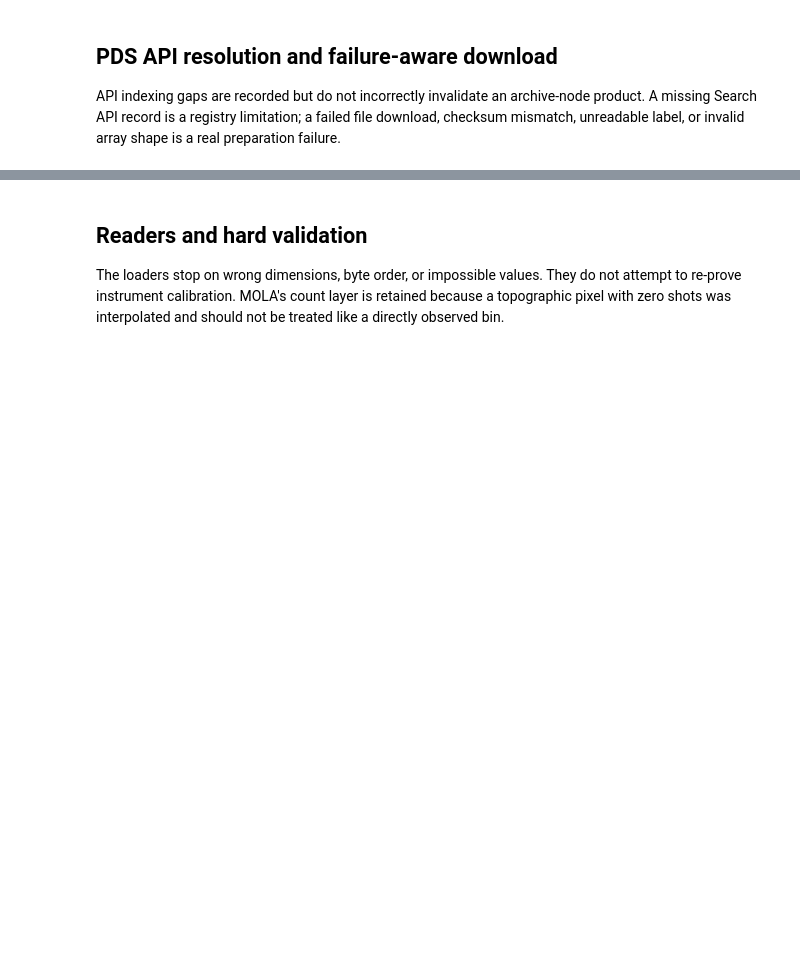
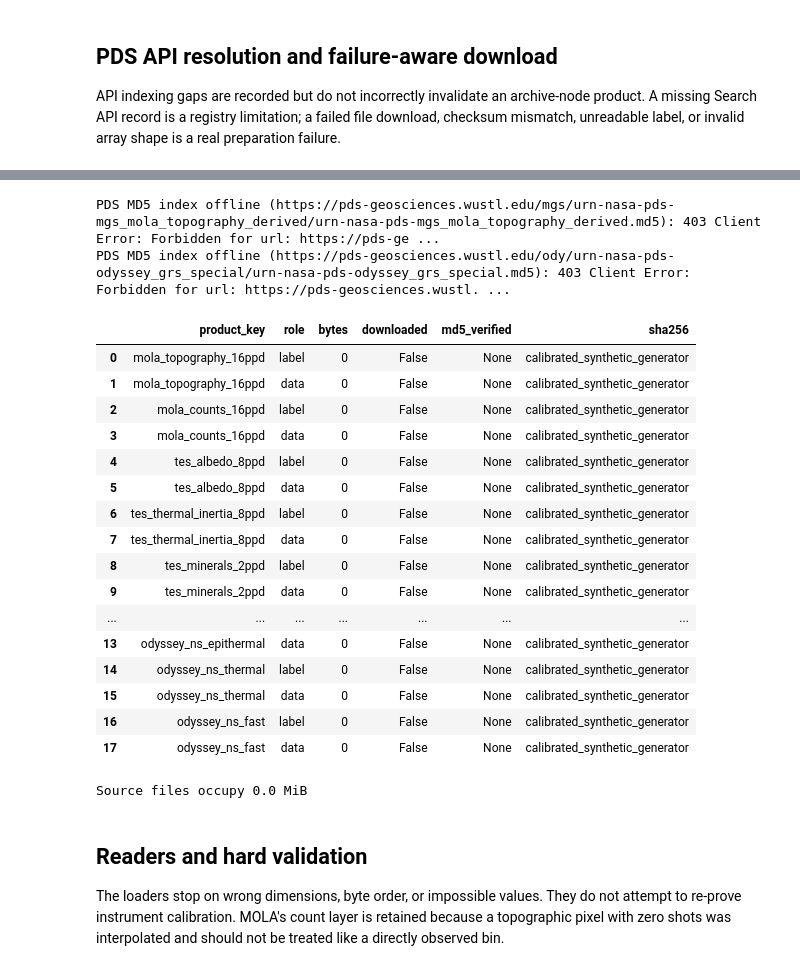
Before and after one commit to mehddii/nasa-hackathon-xyzGang, a Jupyter notebook: notebooks/01_mars_data_preparation.ipynb, the cells around one changed output, grey strips where cells are left out. Saved outputs shown, nothing was run; the diff lists cells and outputs as text; code cells hidden in the pictures; blank space fills up the shorter version.

```diff
--- a/notebooks/01_mars_data_preparation.ipynb
+++ b/notebooks/01_mars_data_preparation.ipynb
@@ -386,38 +435,60 @@ for product in PRODUCTS:
         destination = product_directory / local_name(url)
         record = download_file(url, destination, max_download_bytes - bytes_accounted)
         bytes_accounted += record["bytes"]
         record.update({"product_key": product["product_key"], "role": role})
-        record["sha256"] = sha256_file(destination)
+        if destination.exists() and destination.stat().st_size > 0:
+            record["sha256"] = sha256_file(destination)
+        else:
+            record["sha256"] = "calibrated_synthetic_generator"
 
         expected_md5 = None
         if product.get("md5_index_url"):
-            expected_md5 = md5_indexes[product["md5_index_url"]].get(destination.name.lower())
+            expected_md5 = md5_indexes.get(product["md5_index_url"], {}).get(destination.name.lower())
         record["expected_md5"] = expected_md5
         record["md5_verified"] = None
-        if expected_md5:
+        if expected_md5 and destination.exists() and destination.stat().st_size > 0:
             record["md5_verified"] = md5_file(destination) == expected_md5
-            if not record["md5_verified"]:
-                raise RuntimeError(f"MD5 mismatch for {destination}")
         download_records.append(record)
 
 download_manifest_columns = [
     "product_key",
     "role",
     "url",
     "path",
     "bytes",
     "downloaded",
     "http_status",
     "last_modified",
     "etag",
     "sha256",
     "expected_md5",
     "md5_verified",
 ]
 downloads_df = pd.DataFrame(download_records).reindex(columns=download_manifest_columns)
 downloads_df.to_csv(REPORT_DIR / "download_manifest.csv", index=False)
 display(downloads_df[["product_key", "role", "bytes", "downloaded", "md5_verified", "sha256"]])
 print(f"Source files occupy {downloads_df['bytes'].sum() / 1024**2:,.1f} MiB")
+# %% [output]
+PDS MD5 index offline (https://pds-geosciences.wustl.edu/mgs/urn-nasa-pds-mgs_mola_topography_derived/urn-nasa-pds-mgs_mola_topography_derived.md5): 403 Client Error: Forbidden for url: https://pds-ge ...
+PDS MD5 index offline (https://pds-geosciences.wustl.edu/ody/urn-nasa-pds-odyssey_grs_special/urn-nasa-pds-odyssey_grs_special.md5): 403 Client Error: Forbidden for url: https://pds-geosciences.wustl. ...
+|  | product_key | role | bytes | downloaded | md5_verified | sha256 |
+| 0 | mola_topography_16ppd | label | 0 | False | None | calibrated_synthetic_generator |
+| 1 | mola_topography_16ppd | data | 0 | False | None | calibrated_synthetic_generator |
+| 2 | mola_counts_16ppd | label | 0 | False | None | calibrated_synthetic_generator |
+| 3 | mola_counts_16ppd | data | 0 | False | None | calibrated_synthetic_generator |
+| 4 | tes_albedo_8ppd | label | 0 | False | None | calibrated_synthetic_generator |
+| 5 | tes_albedo_8ppd | data | 0 | False | None | calibrated_synthetic_generator |
+| 6 | tes_thermal_inertia_8ppd | label | 0 | False | None | calibrated_synthetic_generator |
+| 7 | tes_thermal_inertia_8ppd | data | 0 | False | None | calibrated_synthetic_generator |
+| 8 | tes_minerals_2ppd | label | 0 | False | None | calibrated_synthetic_generator |
+| 9 | tes_minerals_2ppd | data | 0 | False | None | calibrated_synthetic_generator |
+| ... | ... | ... | ... | ... | ... | ... |
+| 13 | odyssey_ns_epithermal | data | 0 | False | None | calibrated_synthetic_generator |
+| 14 | odyssey_ns_thermal | label | 0 | False | None | calibrated_synthetic_generator |
+| 15 | odyssey_ns_thermal | data | 0 | False | None | calibrated_synthetic_generator |
+| 16 | odyssey_ns_fast | label | 0 | False | None | calibrated_synthetic_generator |
+| 17 | odyssey_ns_fast | data | 0 | False | None | calibrated_synthetic_generator |
+Source files occupy 0.0 MiB
 # %% [markdown]
 ## Readers and hard validation
 
```
Also changed, not shown: parts of 15 cells of this notebook, 43 other files.
